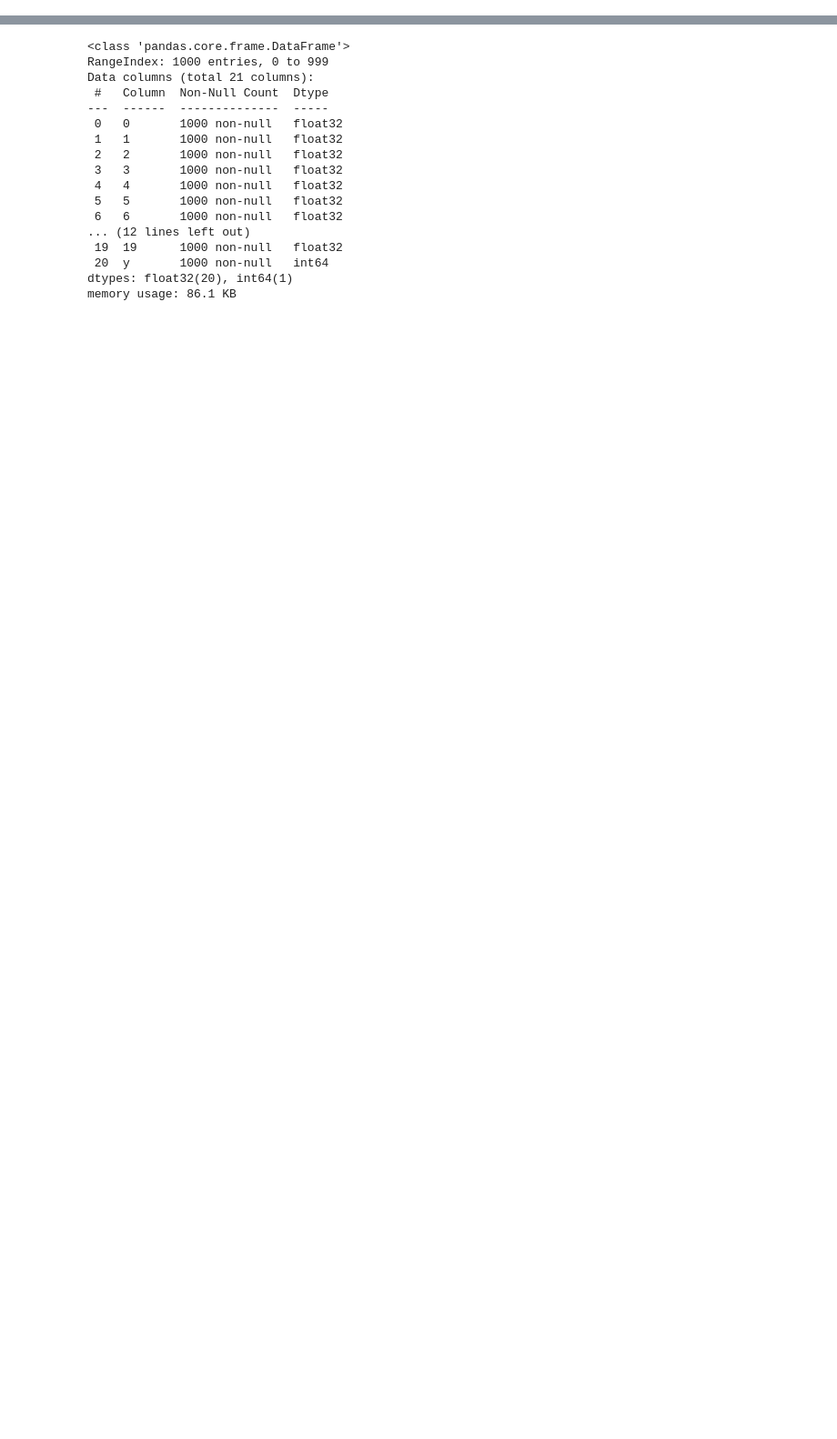
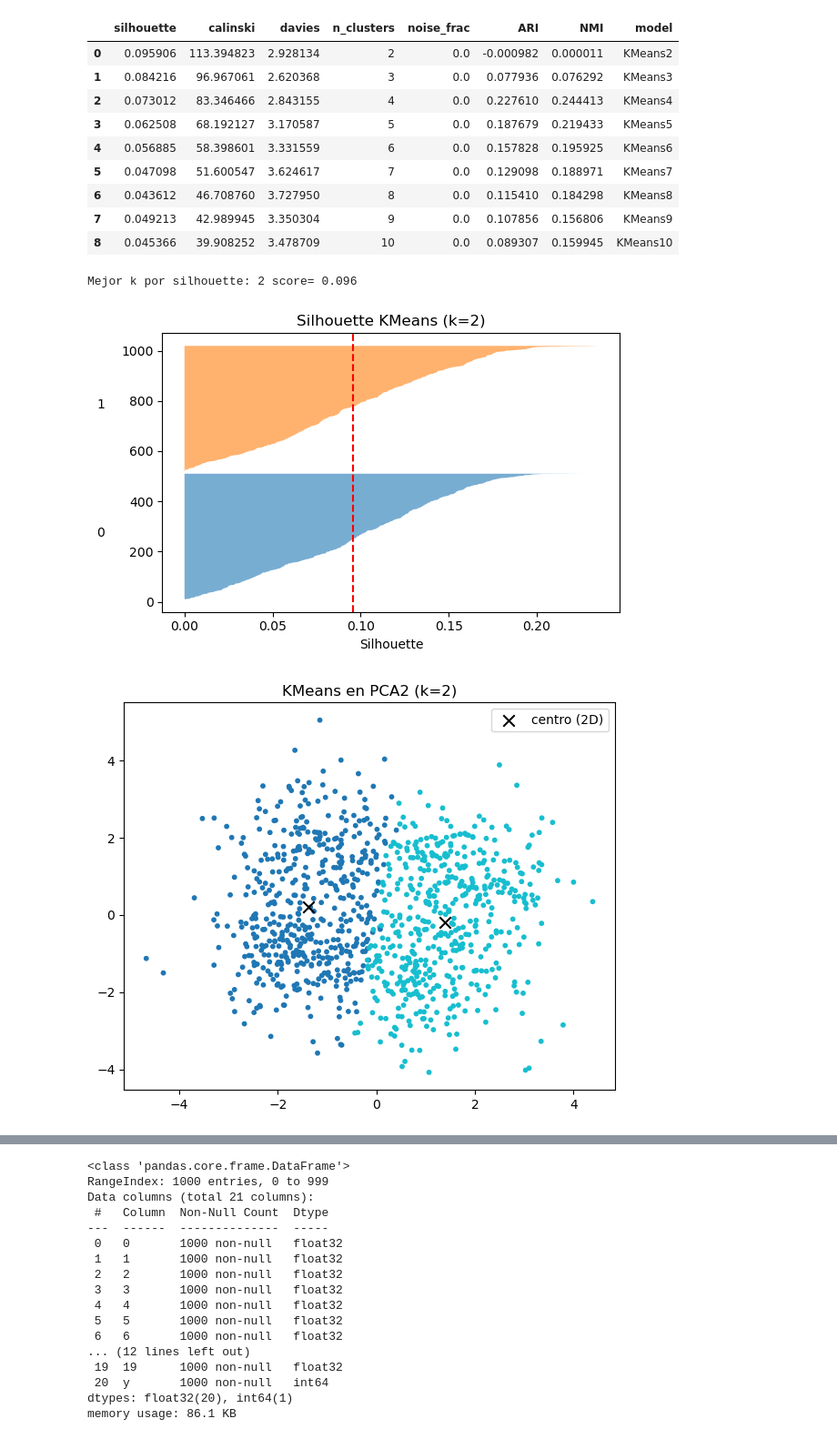
Before and after one commit to criss201x/hierarchical_Clustering_for_Dummies, a Jupyter notebook: unified_clustering_techniques.ipynb, the cells around one changed output, grey strips where cells are left out. Shown at 91% size. Cells and saved outputs as stored; diff of their text form; code cells hidden in the pictures; blank space fills up the shorter version.

Commit message:
comparacion de modelos

```diff
--- a/unified_clustering_techniques.ipynb
+++ b/unified_clustering_techniques.ipynb
@@ -15,3 +15,7 @@ m = loadmat("dato_taller.mat", squeeze_me=True, struct_as_record=False)
 X_train = np.asarray(m["x_entena"], dtype=np.float32)
 X_test  = np.asarray(m["x_prueba"],  dtype=np.float32)
 y_train = np.asarray(m["y_entrena"]).reshape(-1).astype(np.int64)
+# %%
+# Usaremos el conjunto de entrenamiento como base del análisis
+X = np.asarray(X_train, dtype=np.float64)
+y = np.asarray(y_train)
@@ -17,0 +35,5 @@ y_train = np.asarray(m["y_entrena"]).reshape(-1).astype(np.int64)
+# %%
+# Duplicados exactos
+dfX = pd.DataFrame(X)
+dup_mask = dfX.duplicated()
+print("Filas duplicadas:", int(dup_mask.sum()))
@@ -17,0 +42,5 @@ y_train = np.asarray(m["y_entrena"]).reshape(-1).astype(np.int64)
+# %%
+# Varianza por columna (candidatas a eliminar si var=0)
+var = dfX.var(axis=0)
+zero_var_cols = var.index[var == 0].tolist()
+print("Features con varianza 0:", zero_var_cols)
@@ -17,0 +178,48 @@ y_train = np.asarray(m["y_entrena"]).reshape(-1).astype(np.int64)
+# %%
+from sklearn.cluster import KMeans
+import numpy as np
+import matplotlib.pyplot as plt
+import pandas as pd
+from IPython.display import display
+
+Ks = range(2, 11)
+metrics = []
+best_s, best_k = -1, None
+
+for k in Ks:
+    km = KMeans(n_clusters=k, n_init=50, random_state=42)
+    labels = km.fit_predict(X_rep_train)
+    m = eval_clustering(X_rep_train, labels, y_true=(y_work if 'y_work' in globals() else None),
+                        name=f'KMeans{k}', ignore_noise=False)
+    metrics.append(m)
+    if not np.isnan(m['silhouette']) and m['silhouette'] > best_s:
+        best_s, best_k, best_labels, best_model = m['silhouette'], k, labels, km
+
+km_results_df = pd.DataFrame(metrics)
+display(km_results_df)
+print('Mejor k por silhouette:', best_k, 'score=', round(best_s,3))
+
+# Silhouette por cluster
+plot_silhouette(X_rep_train, best_labels, title=f'Silhouette KMeans (k={best_k})')
+
+# Visualización PCA2 con centros aproximados (media de puntos por cluster en 2D)
+centers_2d = np.vstack([X_pca2[best_labels==c].mean(axis=0) for c in sorted(np.unique(best_labels))])
+plt.figure(figsize=(6,5))
+plt.scatter(X_pca2[:,0], X_pca2[:,1], c=best_labels, s=10, cmap='tab10')
+plt.scatter(centers_2d[:,0], centers_2d[:,1], c='black', s=80, marker='x', label='centro (2D)')
+plt.legend(); plt.title(f'KMeans en PCA2 (k={best_k})')
+plt.tight_layout(); plt.show()
+# %% [output]
+|  | silhouette | calinski | davies | n_clusters | noise_frac | ARI | NMI | model |
+| 0 | 0.095906 | 113.394823 | 2.928134 | 2 | 0.0 | -0.000982 | 0.000011 | KMeans2 |
+| 1 | 0.084216 | 96.967061 | 2.620368 | 3 | 0.0 | 0.077936 | 0.076292 | KMeans3 |
+| 2 | 0.073012 | 83.346466 | 2.843155 | 4 | 0.0 | 0.227610 | 0.244413 | KMeans4 |
+| 3 | 0.062508 | 68.192127 | 3.170587 | 5 | 0.0 | 0.187679 | 0.219433 | KMeans5 |
+| 4 | 0.056885 | 58.398601 | 3.331559 | 6 | 0.0 | 0.157828 | 0.195925 | KMeans6 |
+| 5 | 0.047098 | 51.600547 | 3.624617 | 7 | 0.0 | 0.129098 | 0.188971 | KMeans7 |
+| 6 | 0.043612 | 46.708760 | 3.727950 | 8 | 0.0 | 0.115410 | 0.184298 | KMeans8 |
+| 7 | 0.049213 | 42.989945 | 3.350304 | 9 | 0.0 | 0.107856 | 0.156806 | KMeans9 |
+| 8 | 0.045366 | 39.908252 | 3.478709 | 10 | 0.0 | 0.089307 | 0.159945 | KMeans10 |
+Mejor k por silhouette: 2 score= 0.096
+[figure, added]
+[figure, added]
```
Also changed, not shown: parts of 32 cells of this notebook, 4 other files.
